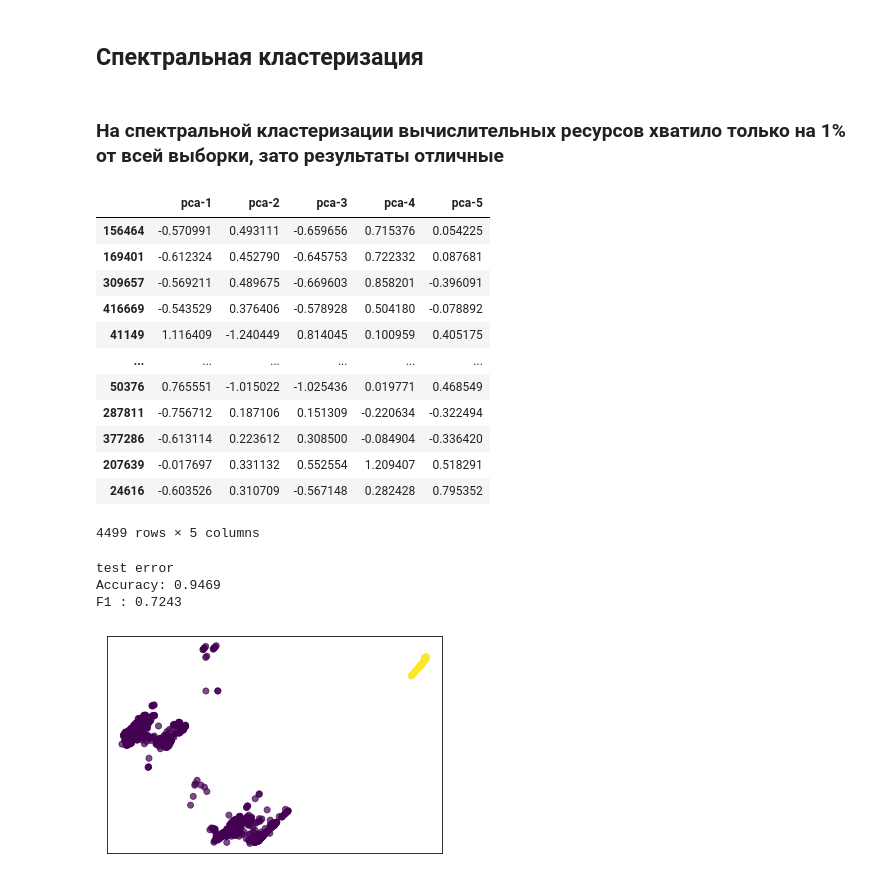
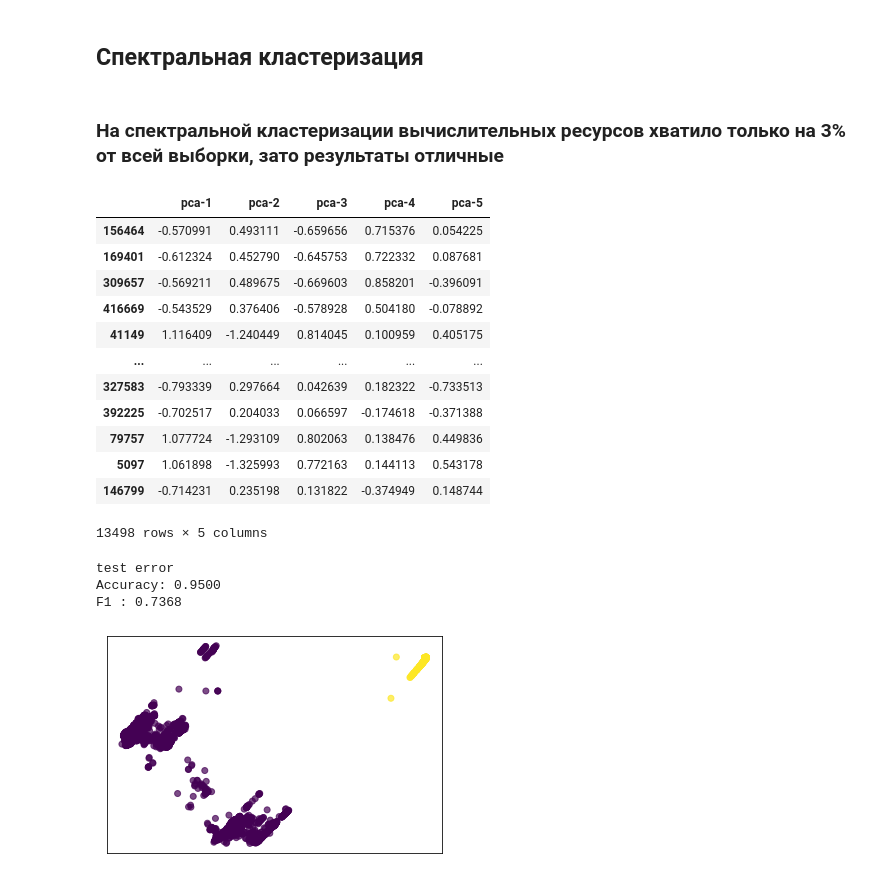
Before and after one commit to Nivt17/hacaton_2022, a Jupyter notebook: УРФУ_Хакатон_2022.ipynb, the cells around one changed output. Drawn from its saved outputs; the diff is of its cells as text; code cells hidden in the pictures.

```diff
--- a/УРФУ_Хакатон_2022.ipynb
+++ b/УРФУ_Хакатон_2022.ipynb
@@ -483,9 +492,9 @@ weighted avg       0.87      0.75      0.79    449919
 # %%
 from sklearn.cluster import SpectralClustering
 # %% [markdown]
-### На спектральной кластеризации вычислительных ресурсов хватило только на 1% от всей выборки, зато результаты отличные
+### На спектральной кластеризации вычислительных ресурсов хватило только на 3% от всей выборки, зато результаты отличные
 # %%
-df_1 = DF.sample(frac=0.01, random_state= 42)
+df_1 = DF.sample(frac=0.03, random_state= 42)
 # df = df_1.drop(columns=['Timestamp', 'Normal/Attack'])
 
 df = df_1[pca_names]
@@ -498,43 +507,43 @@ df
 | 416669 | -0.543529 | 0.376406 | -0.578928 | 0.504180 | -0.078892 |
 | 41149 | 1.116409 | -1.240449 | 0.814045 | 0.100959 | 0.405175 |
 | ... | ... | ... | ... | ... | ... |
-| 50376 | 0.765551 | -1.015022 | -1.025436 | 0.019771 | 0.468549 |
-| 287811 | -0.756712 | 0.187106 | 0.151309 | -0.220634 | -0.322494 |
-| 377286 | -0.613114 | 0.223612 | 0.308500 | -0.084904 | -0.336420 |
-| 207639 | -0.017697 | 0.331132 | 0.552554 | 1.209407 | 0.518291 |
-| 24616 | -0.603526 | 0.310709 | -0.567148 | 0.282428 | 0.795352 |
+| 327583 | -0.793339 | 0.297664 | 0.042639 | 0.182322 | -0.733513 |
+| 392225 | -0.702517 | 0.204033 | 0.066597 | -0.174618 | -0.371388 |
+| 79757 | 1.077724 | -1.293109 | 0.802063 | 0.138476 | 0.449836 |
+| 5097 | 1.061898 | -1.325993 | 0.772163 | 0.144113 | 0.543178 |
+| 146799 | -0.714231 | 0.235198 | 0.131822 | -0.374949 | 0.148744 |
-4499 rows × 5 columns
+13498 rows × 5 columns
 # %%
 #@title данные { run: "auto" }
 X = df.values
 #@markdown ### потенциальное число кластеров
 n_clusters = 2 #@param {type:"slider", min:2, max:10, step:1}
-affinity = 'rbf' #@param ["nearest_neighbors", "rbf"]{type:"string"}
-gamma = 0.25 #@param {type:"slider", min:-2, max:2, step:0.25}
+# affinity = 'rbf' #@param ["nearest_neighbors", "rbf"]{type:"string"}
+# gamma = 0.25 #@param {type:"slider", min:-2, max:2, step:0.25}
 
-gamma = 10** gamma
+# gamma = 10** gamma
 
-SC = SpectralClustering(n_clusters=n_clusters,
-                        affinity=affinity,gamma= gamma)
+SC = SpectralClustering(n_clusters=n_clusters)
+                        #affinity=affinity,gamma= gamma)
 SC.fit(X)
 
 labels = SC.fit_predict(X)
 
 ax = plt.subplot(1, 1, 1)
 sc = ax.scatter(X[:, 0], X[:, 1], c=labels, alpha = 0.7)
 
 plt.xticks([],[])
 plt.yticks([],[])
 plt.grid()
 
 y_predict = labels.tolist()
 y_test = df_1['Normal/Attack']
 
 print('test error')
 print('Accuracy: %.4f' % acc(y_predict,y_test))
 print('F1 : %.4f' %  f1(y_predict,y_test,average='binary'))
 # %% [output]
 test error
-Accuracy: 0.9469
-F1 : 0.7243
+Accuracy: 0.9500
+F1 : 0.7368
-[figure, old version]
+[figure, new version]
```
Also changed, not shown: parts of 2 cells of this notebook.
